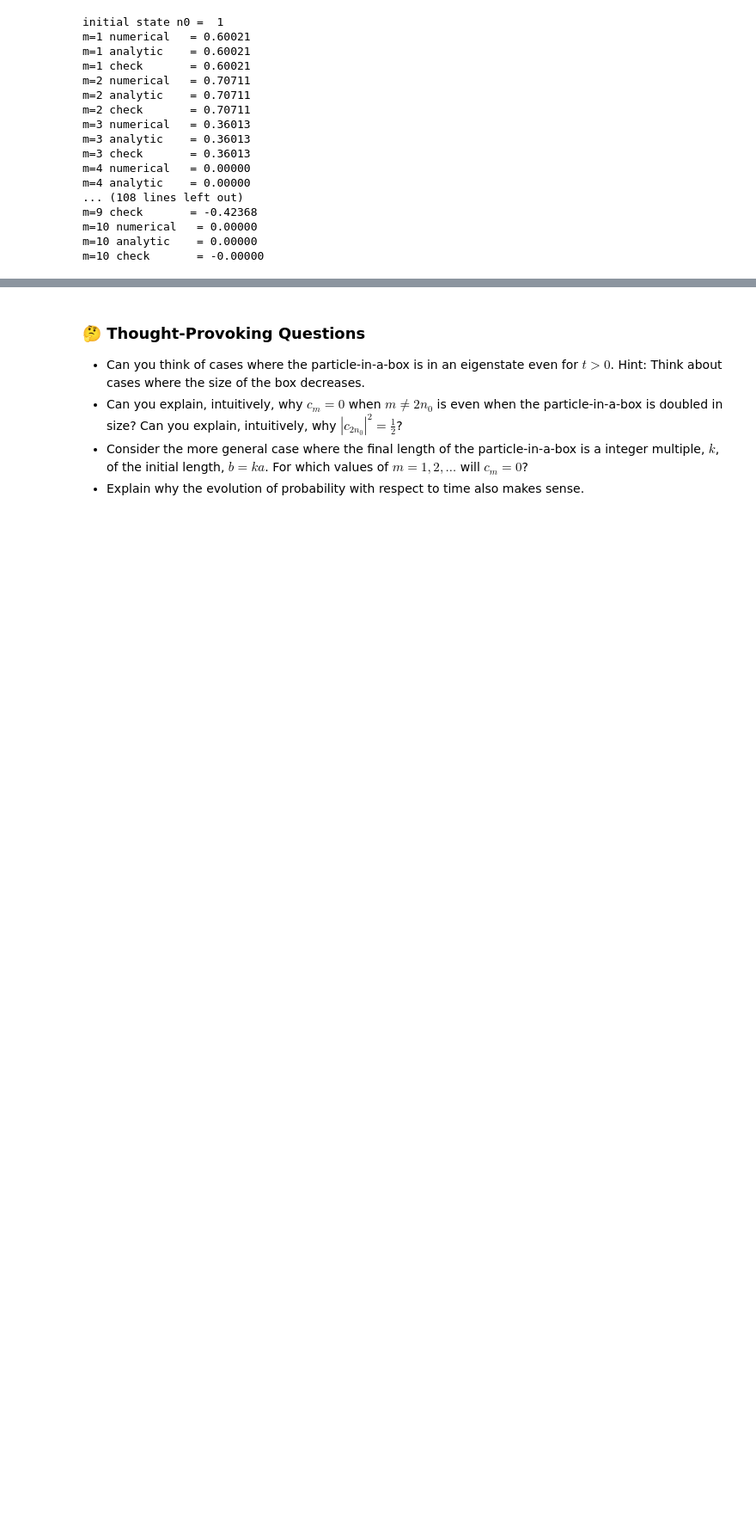
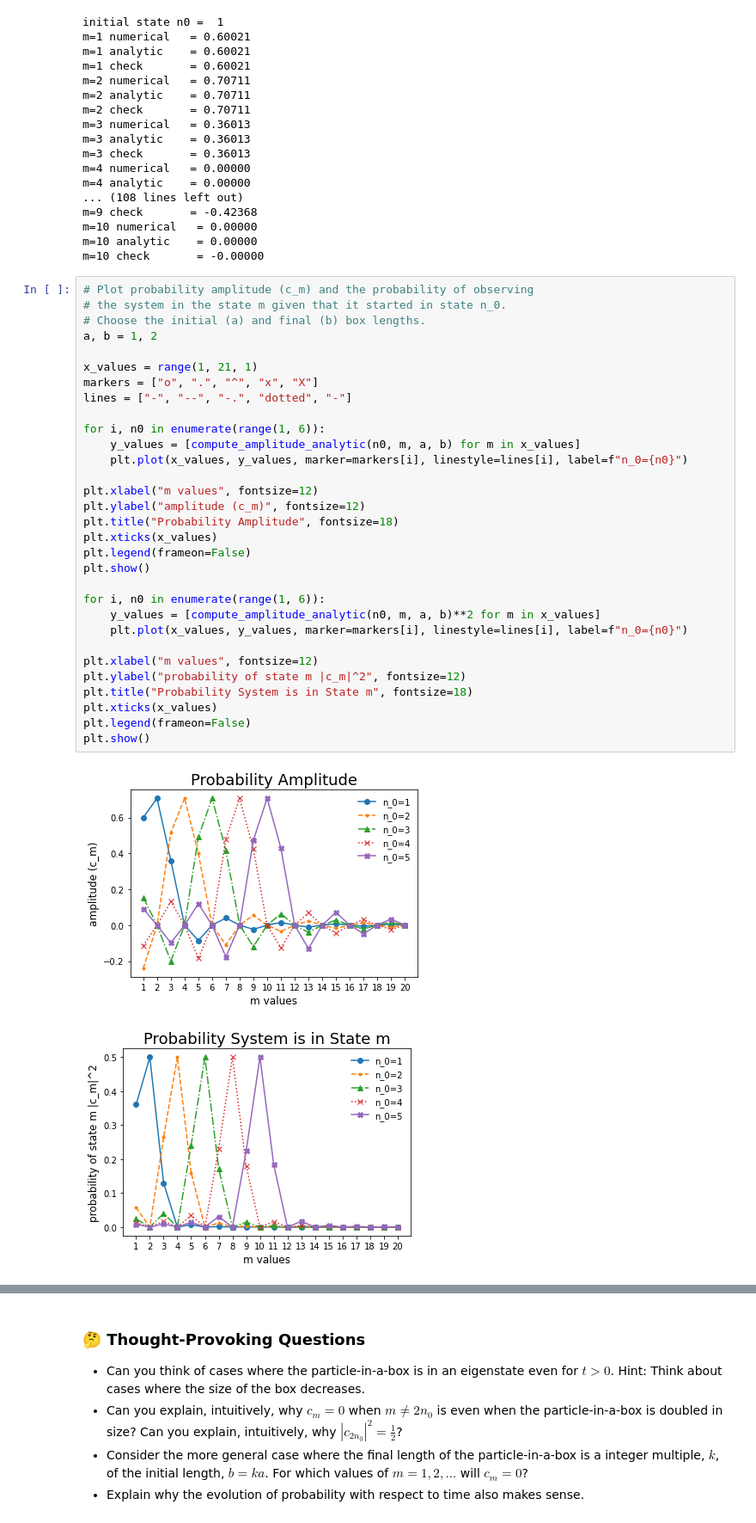
Before and after one commit to McMasterQM/Sudden-Approximation, a Jupyter notebook: SuddenPinBox.ipynb, the cells around one changed output, grey strips where cells are left out. Shown: that part at 86% size. Cells and saved outputs as stored; diff of their text form; blank space fills up the shorter version.

```diff
--- a/SuddenPinBox.ipynb
+++ b/SuddenPinBox.ipynb
@@ -297,6 +298,40 @@ m=9 check       = -0.42368
 m=10 numerical   = 0.00000
 m=10 analytic    = 0.00000
 m=10 check       = -0.00000
+# %%
+# Plot probability amplitude (c_m) and the probability of observing
+# the system in the state m given that it started in state n_0.
+# Choose the initial (a) and final (b) box lengths.
+a, b = 1, 2
+
+x_values = range(1, 21, 1)
+markers = ["o", ".", "^", "x", "X"]
+lines = ["-", "--", "-.", "dotted", "-"]
+
+for i, n0 in enumerate(range(1, 6)):
+    y_values = [compute_amplitude_analytic(n0, m, a, b) for m in x_values]
+    plt.plot(x_values, y_values, marker=markers[i], linestyle=lines[i], label=f"n_0={n0}")
+
+plt.xlabel("m values", fontsize=12)
+plt.ylabel("amplitude (c_m)", fontsize=12)
+plt.title("Probability Amplitude", fontsize=18)
+plt.xticks(x_values)
+plt.legend(frameon=False)
+plt.show()
+
+for i, n0 in enumerate(range(1, 6)):
+    y_values = [compute_amplitude_analytic(n0, m, a, b)**2 for m in x_values]
+    plt.plot(x_values, y_values, marker=markers[i], linestyle=lines[i], label=f"n_0={n0}")
+
+plt.xlabel("m values", fontsize=12)
+plt.ylabel("probability of state m |c_m|^2", fontsize=12)
+plt.title("Probability System is in State m", fontsize=18)
+plt.xticks(x_values)
+plt.legend(frameon=False)
+plt.show()
+# %% [output]
+[figure, added]
+[figure, added]
 # %%
 def compute_probability(n0, a, b, x, t):
     """Compute probability of observing particle at x at time t.
```
Also changed, not shown: parts of 4 cells of this notebook.
